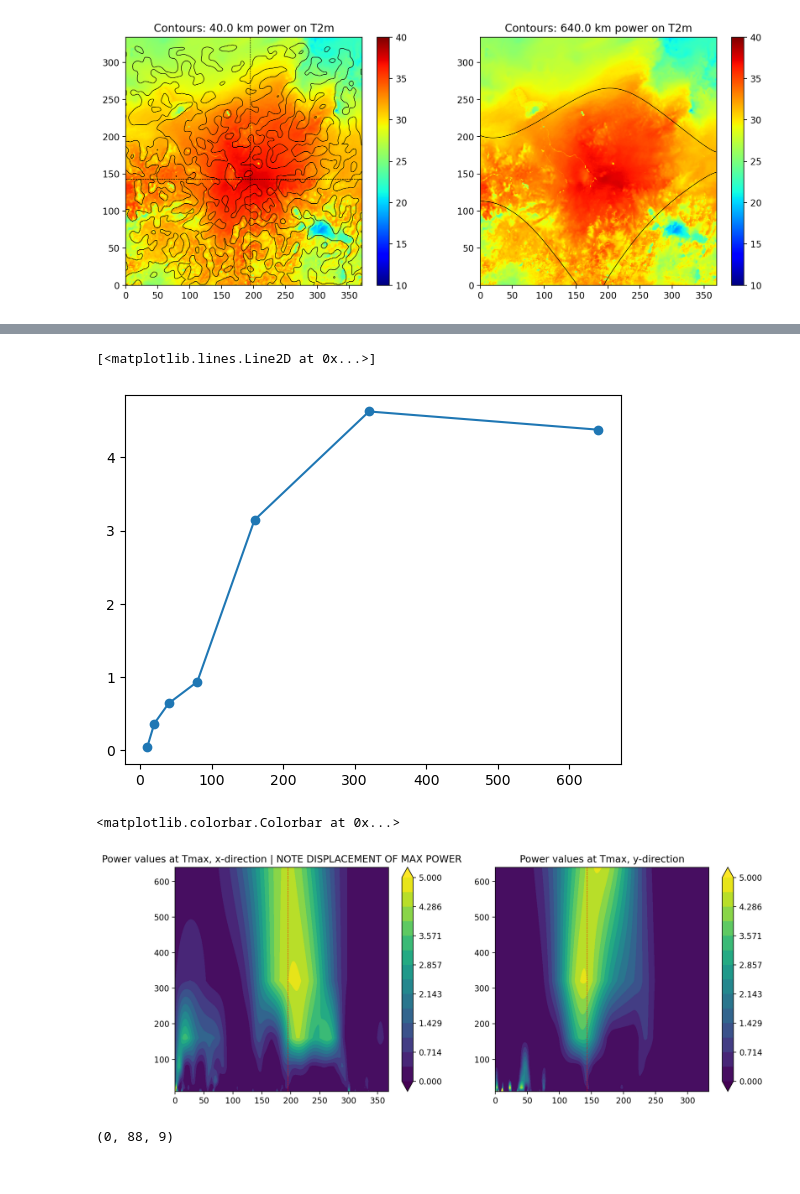
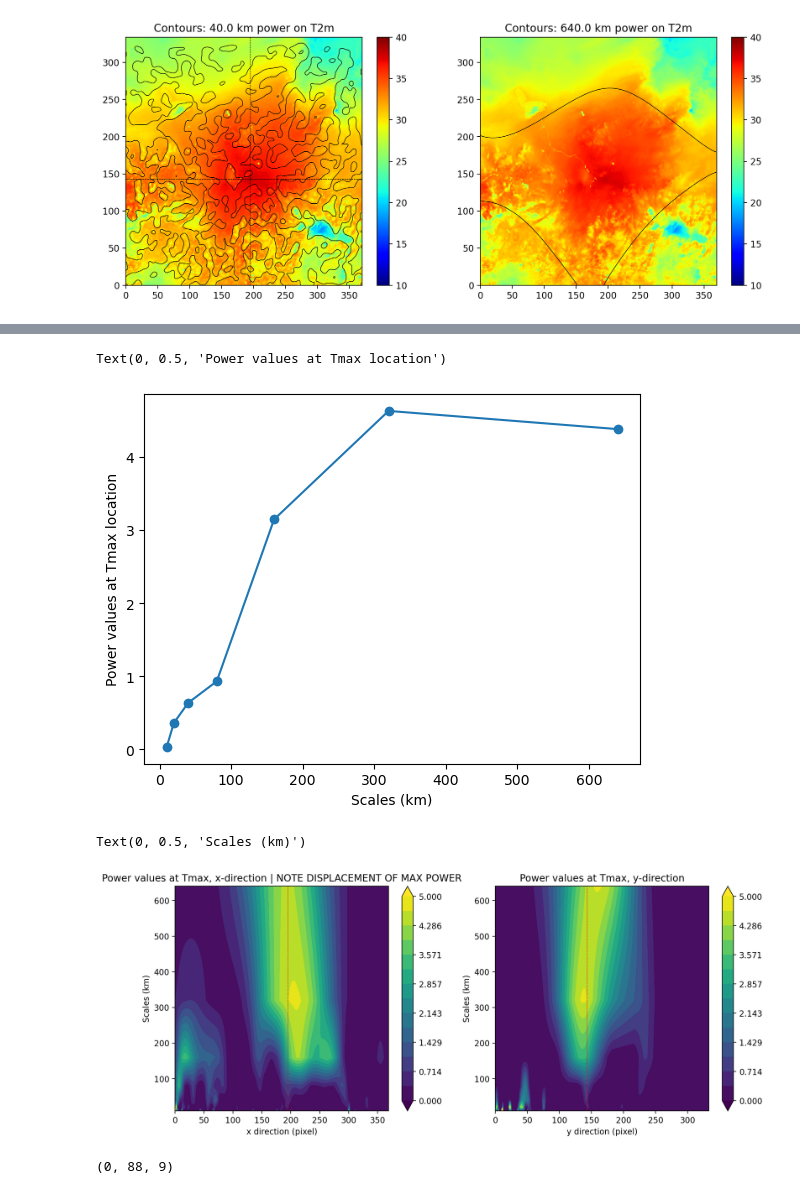
Before and after one commit to cornkle/LMCS, a Jupyter notebook: land_wavelet/landwav_example_temperatures.ipynb, the cells around one changed output, grey strips where cells are left out. Cells and saved outputs as stored; diff of their text form; code cells hidden in the pictures.

```diff
--- a/land_wavelet/landwav_example_temperatures.ipynb
+++ b/land_wavelet/landwav_example_temperatures.ipynb
@@ -144,28 +148,34 @@ plt.plot(dat[:, pos[1]]) # real temperature x direction
 # %%
 plt.plot(wObj.scales, wObj.power[:,pos[0], pos[1] ], marker='o')  # scale peak at Tmax centre point at 320 km
+plt.xlabel('Scales (km)')
+plt.ylabel('Power values at Tmax location')
 # %% [output]
-[<matplotlib.lines.Line2D at 0x...>]
+Text(0, 0.5, 'Power values at Tmax location')
-[figure, old version]
+[figure, new version]
 # %%
 ### Horizontal power cross-section through Tmax point showing all power values
 
 f = plt.figure(figsize=(13,11), dpi=200)
 
 ax = f.add_subplot(221)
 
 plt.contourf(np.arange(wObj.power.shape[2]), wObj.scales, wObj.power[:,pos[0], : ], levels=np.linspace(0,5,15), extend='both')
 ax.axvline(pos[1], color='r', linestyle='dashed', linewidth=0.5)
 plt.title('Power values at Tmax, x-direction | NOTE DISPLACEMENT OF MAX POWER')
 plt.colorbar()
+plt.xlabel('x direction (pixel)')
+plt.ylabel('Scales (km)')
 
 ax = f.add_subplot(222)
 plt.contourf(np.arange(wObj.power.shape[1]), wObj.scales, wObj.power[:, : , pos[1]], levels=np.linspace(0,5,15), extend='both')
 ax.axvline(pos[0], color='r', linestyle='dashed', linewidth=0.5)
 plt.title('Power values at Tmax, y-direction')
 plt.colorbar()
+plt.xlabel('y direction (pixel)')
+plt.ylabel('Scales (km)')
 # %% [output]
-<matplotlib.colorbar.Colorbar at 0x...>
+Text(0, 0.5, 'Scales (km)')
-[figure, old version]
+[figure, new version]
 # %%
 # Alternative method, scan image for max power location irrespective of scale
 
```
Also changed, not shown: parts of 3 cells of this notebook.
